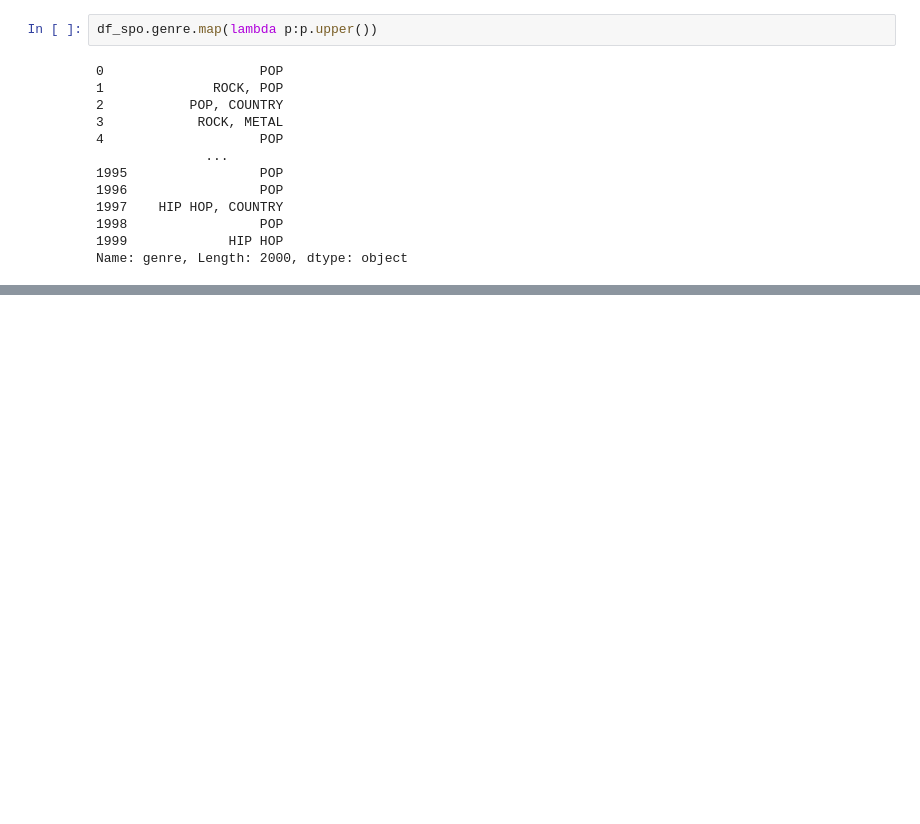
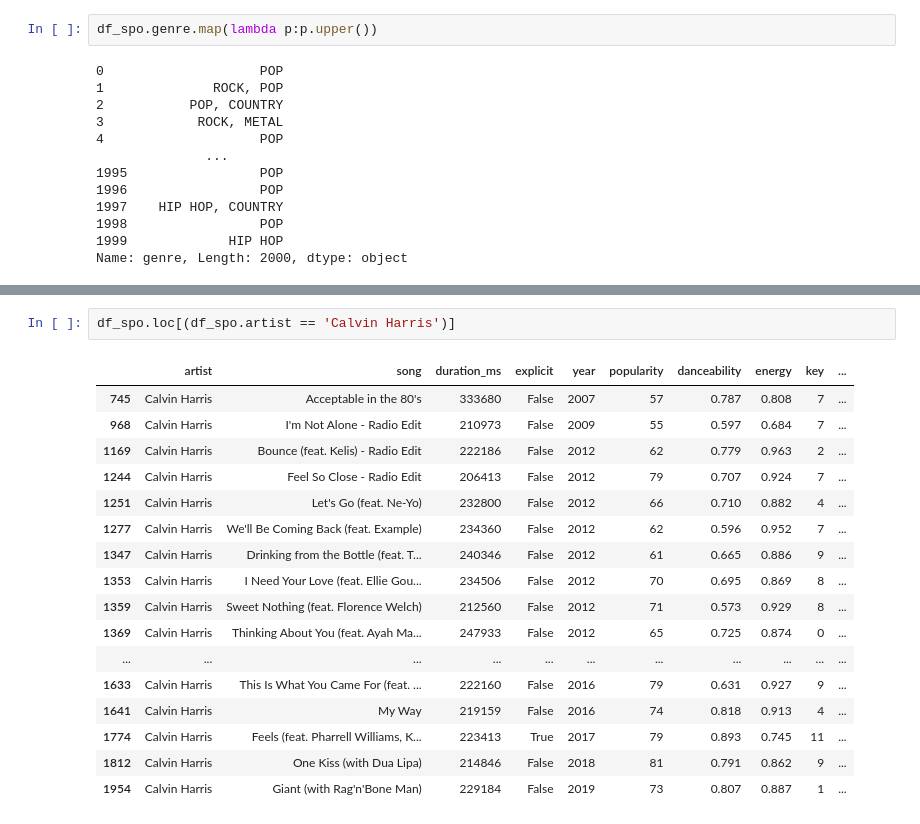
Before and after one commit to htuteja04/practice, a Jupyter notebook: Pandas/Practice_1.ipynb, the cells around one changed output, grey strips where cells are left out. Cells and saved outputs as stored; diff of their text form; blank space fills up the shorter version.

```diff
--- a/Pandas/Practice_1.ipynb
+++ b/Pandas/Practice_1.ipynb
@@ -334,0 +375,20 @@ Name: genre, Length: 2000, dtype: object
+# %%
+df_spo.loc[(df_spo.artist == 'Calvin Harris')]
+# %% [output]
+|  | artist | song | duration_ms | explicit | year | popularity | danceability | energy | key | ... |
+| 745 | Calvin Harris | Acceptable in the 80's | 333680 | False | 2007 | 57 | 0.787 | 0.808 | 7 | ... |
+| 968 | Calvin Harris | I'm Not Alone - Radio Edit | 210973 | False | 2009 | 55 | 0.597 | 0.684 | 7 | ... |
+| 1169 | Calvin Harris | Bounce (feat. Kelis) - Radio Edit | 222186 | False | 2012 | 62 | 0.779 | 0.963 | 2 | ... |
+| 1244 | Calvin Harris | Feel So Close - Radio Edit | 206413 | False | 2012 | 79 | 0.707 | 0.924 | 7 | ... |
+| 1251 | Calvin Harris | Let's Go (feat. Ne-Yo) | 232800 | False | 2012 | 66 | 0.710 | 0.882 | 4 | ... |
+| 1277 | Calvin Harris | We'll Be Coming Back (feat. Example) | 234360 | False | 2012 | 62 | 0.596 | 0.952 | 7 | ... |
+| 1347 | Calvin Harris | Drinking from the Bottle (feat. T... | 240346 | False | 2012 | 61 | 0.665 | 0.886 | 9 | ... |
+| 1353 | Calvin Harris | I Need Your Love (feat. Ellie Gou... | 234506 | False | 2012 | 70 | 0.695 | 0.869 | 8 | ... |
+| 1359 | Calvin Harris | Sweet Nothing (feat. Florence Welch) | 212560 | False | 2012 | 71 | 0.573 | 0.929 | 8 | ... |
+| 1369 | Calvin Harris | Thinking About You (feat. Ayah Ma... | 247933 | False | 2012 | 65 | 0.725 | 0.874 | 0 | ... |
+| ... | ... | ... | ... | ... | ... | ... | ... | ... | ... | ... |
+| 1633 | Calvin Harris | This Is What You Came For (feat. ... | 222160 | False | 2016 | 79 | 0.631 | 0.927 | 9 | ... |
+| 1641 | Calvin Harris | My Way | 219159 | False | 2016 | 74 | 0.818 | 0.913 | 4 | ... |
+| 1774 | Calvin Harris | Feels (feat. Pharrell Williams, K... | 223413 | True | 2017 | 79 | 0.893 | 0.745 | 11 | ... |
+| 1812 | Calvin Harris | One Kiss (with Dua Lipa) | 214846 | False | 2018 | 81 | 0.791 | 0.862 | 9 | ... |
+| 1954 | Calvin Harris | Giant (with Rag'n'Bone Man) | 229184 | False | 2019 | 73 | 0.807 | 0.887 | 1 | ... |
```
Also changed, not shown: parts of 13 cells of this notebook, 2 other files.
